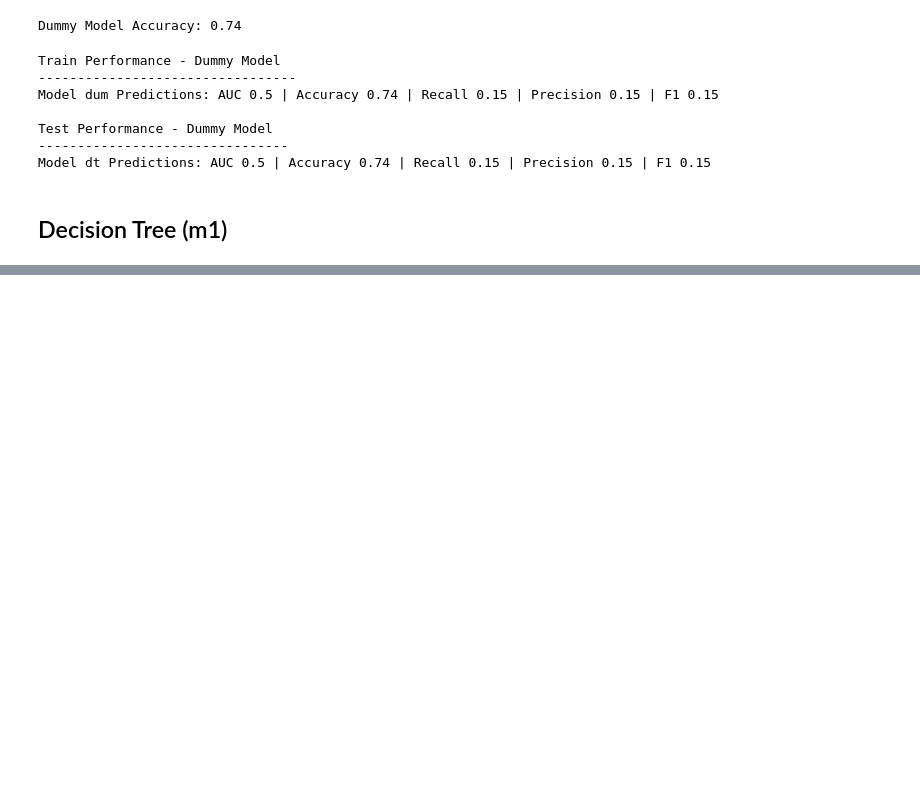
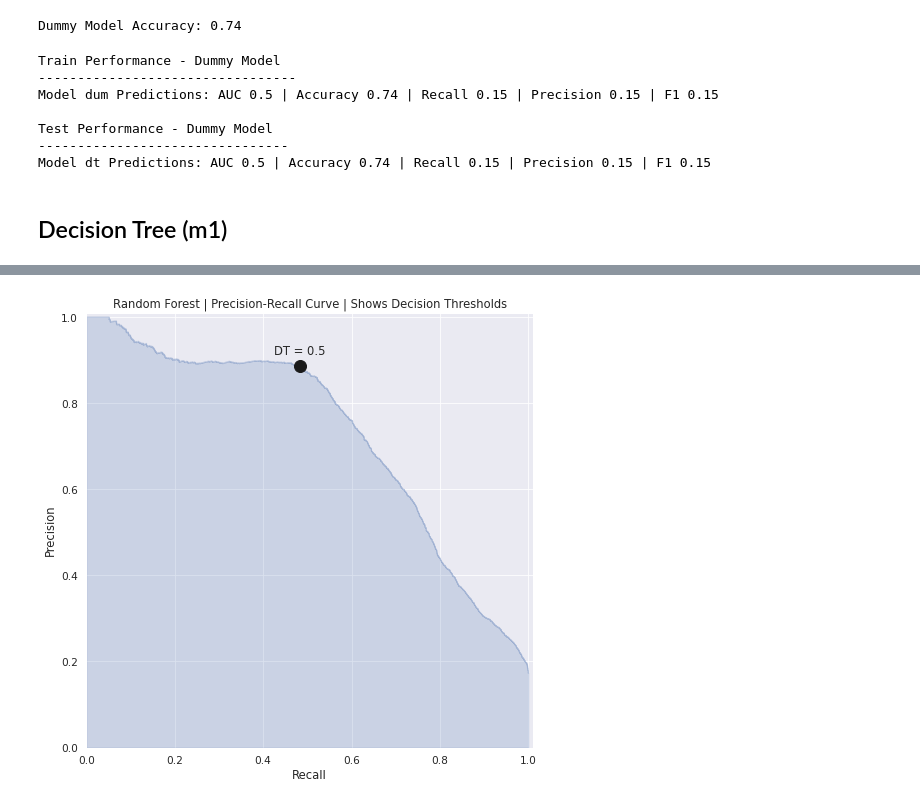
Before and after one commit to cutterback/p05-olist-customer-rating-prediction, a Jupyter notebook: Olist_Customer_Rating_Model.ipynb, the cells around one changed output, grey strips where cells are left out. Saved outputs shown, nothing was run; the diff lists cells and outputs as text; code cells hidden in the pictures; blank space fills up the shorter version.

```diff
--- a/Olist_Customer_Rating_Model.ipynb
+++ b/Olist_Customer_Rating_Model.ipynb
@@ -1286,0 +1302,9 @@ plt.show()
+# %%
+# generate Random Forest predict probabilities; store precision-recall curve values
+y_hat_prob_test2 = best_model_rf.predict_proba(X_test)[:, 1]
+p2, r2, thresholds2 = precision_recall_curve(y_test, y_hat_prob_test2)
+
+# plot precision-recall curve for baseline decision threshold 0.5
+plot_pr_curve(p2, r2, thresholds2, 'Random Forest', dt=[0.5])
+# %% [output]
+[figure, added]
```
Also changed, not shown: parts of 88 cells of this notebook.
